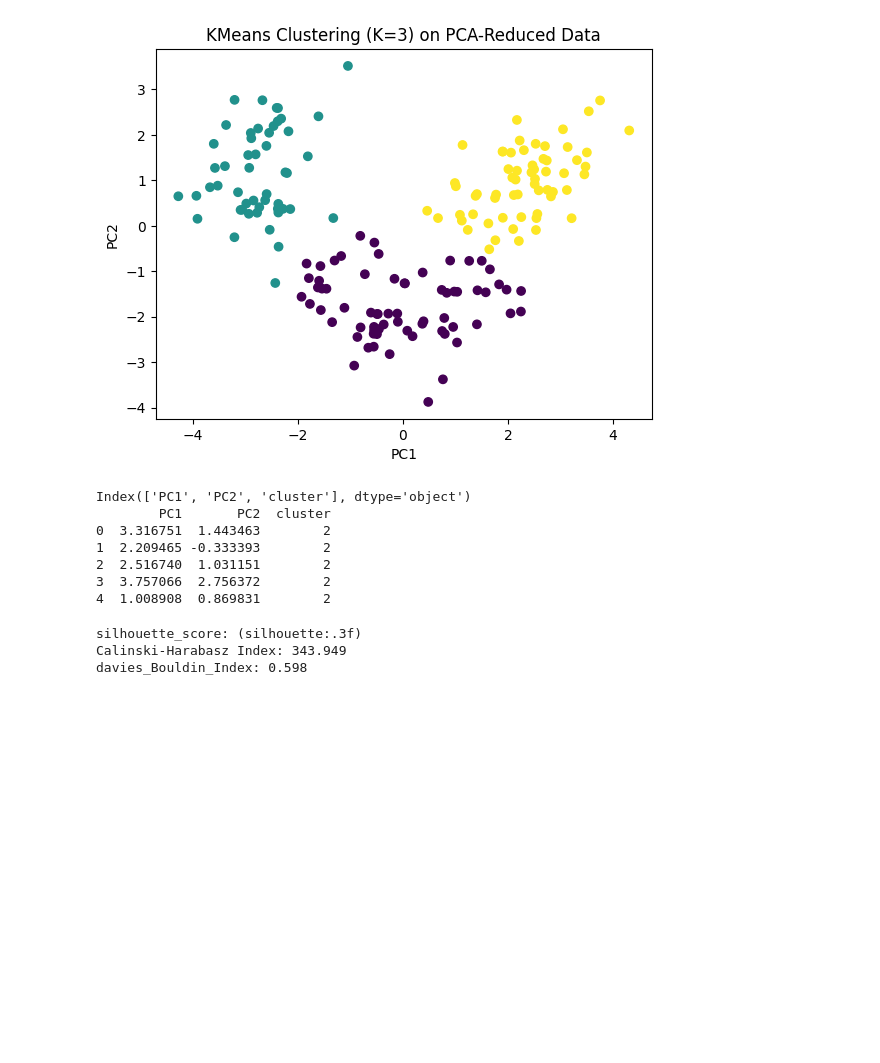
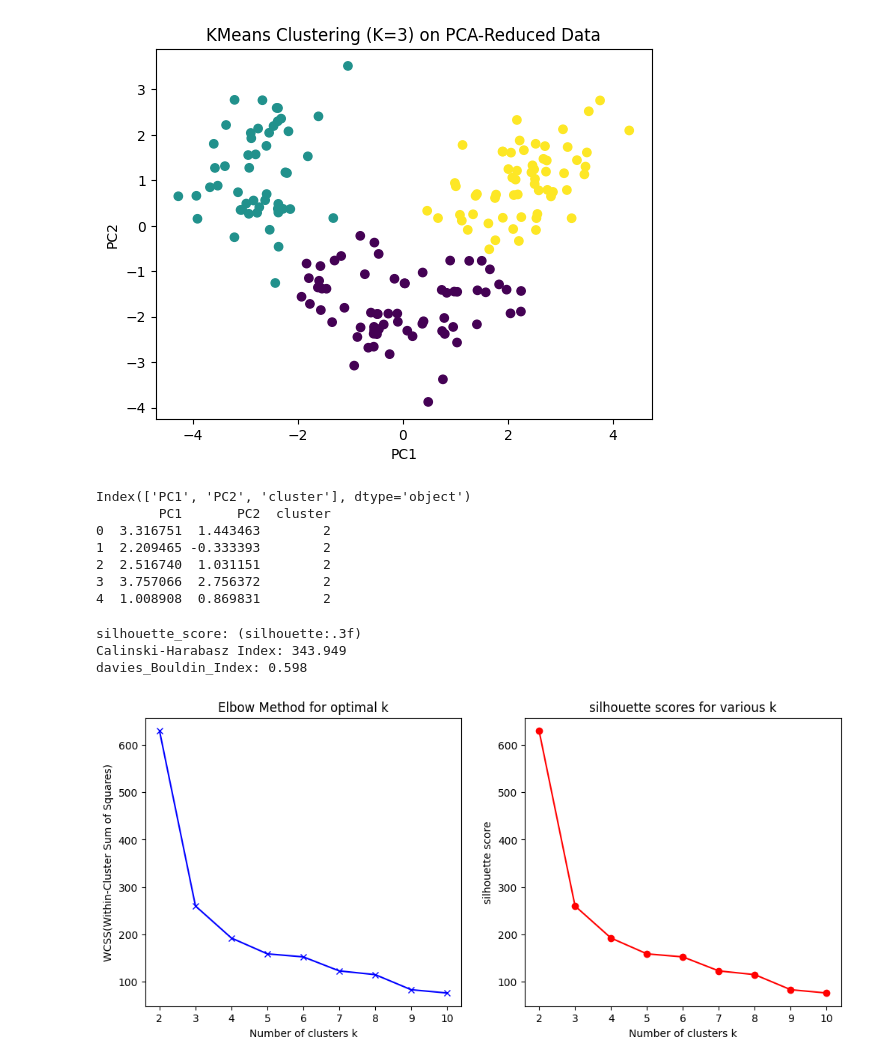
Before and after one commit to ADEOYE-MARY25/ml, a Jupyter notebook: unsupervised_project/unsupervised_wine_dataset.ipynb, the cells around one changed output. Saved outputs shown, nothing was run; the diff lists cells and outputs as text; code cells hidden in the pictures; blank space fills up the shorter version.

```diff
--- a/unsupervised_project/unsupervised_wine_dataset.ipynb
+++ b/unsupervised_project/unsupervised_wine_dataset.ipynb
@@ -324,6 +324,37 @@ davies_Bouldin_Index: 0.598
 # %%
 # Hyperparameter Tuning (choosing K)
 # use the Elbow Method and silhoutte scores to choose best k
 # wcss= within-cluster sum of squares
 
-w
+wcss = []
+sil_scores = []
+k_range = range(2, 11)
+
+
+for k in k_range:
+    Kmeans = KMeans(n_clusters=k, random_state=42)
+    Kmeans.fit(x_pca)
+    wcss.append(Kmeans.inertia_)
+    sil_scores.append(silhouette_score(x_pca, Kmeans.labels_))
+
+plt.figure(figsize=(12,5))
+
+plt.subplot(1,2,1)
+plt.plot(k_range, wcss, 'bx-')
+plt.xlabel('Number of clusters k')
+plt.ylabel('WCSS(Within-Cluster Sum of Squares)')
+plt.title('Elbow Method for optimal k')
+
+
+
+
+plt.subplot(1,2,2)
+plt.plot(k_range, wcss, 'ro-')
+plt.xlabel('Number of clusters k')
+plt.ylabel('silhouette score')
+plt.title('silhouette scores for various k')
+
+
+plt.show()
+# %% [output]
+[figure, added]
```
Also changed, not shown: parts of 2 cells of this notebook, 4 other files.
